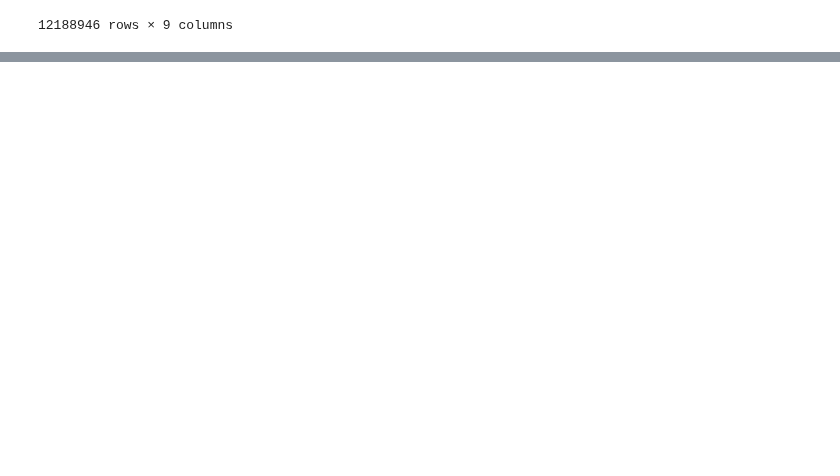
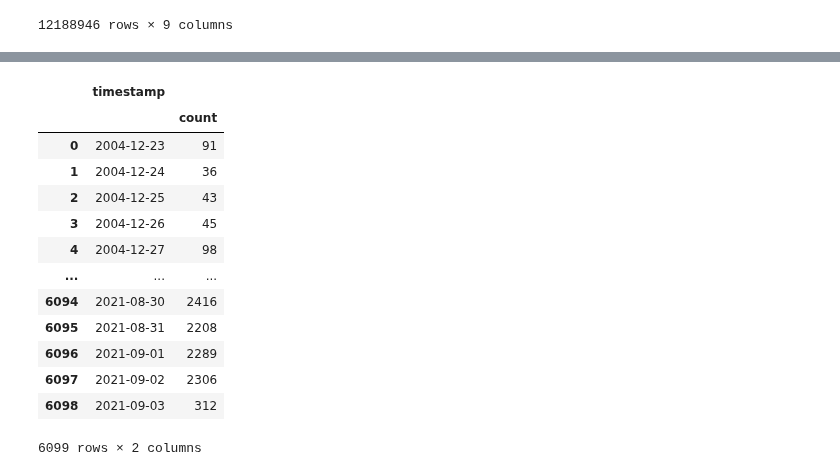
Before and after one commit to LucasVCorrea/Data-Science, a Jupyter notebook: TP_EJERICICIO_1_PANDAS_I.ipynb, the cells around one changed output, grey strips where cells are left out. Saved outputs shown, nothing was run; the diff lists cells and outputs as text; code cells hidden in the pictures; blank space fills up the shorter version.

```diff
--- a/TP_EJERICICIO_1_PANDAS_I.ipynb
+++ b/TP_EJERICICIO_1_PANDAS_I.ipynb
@@ -83,3 +69,19 @@ df_logs_limpio
 # %%
-agrupado_fechas = df_logs_limpio.groupby("timestamp").count()
+agrupado_fechas = df_logs_limpio.groupby("timestamp").agg({"timestamp":["count"]})
 agrupado_fechas = agrupado_fechas.reset_index()
+agrupado_fechas
+# %% [output]
+|  | timestamp |  |
+|  |  | count |
+| 0 | 2004-12-23 | 91 |
+| 1 | 2004-12-24 | 36 |
+| 2 | 2004-12-25 | 43 |
+| 3 | 2004-12-26 | 45 |
+| 4 | 2004-12-27 | 98 |
+| ... | ... | ... |
+| 6094 | 2021-08-30 | 2416 |
+| 6095 | 2021-08-31 | 2208 |
+| 6096 | 2021-09-01 | 2289 |
+| 6097 | 2021-09-02 | 2306 |
+| 6098 | 2021-09-03 | 312 |
+6099 rows × 2 columns
```
Also changed, not shown: parts of 12 cells of this notebook.
